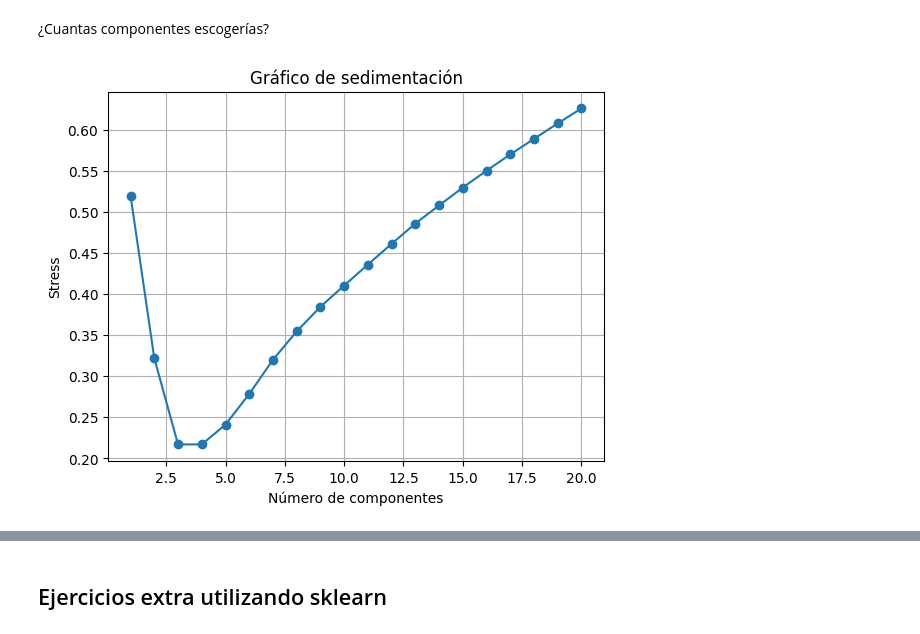
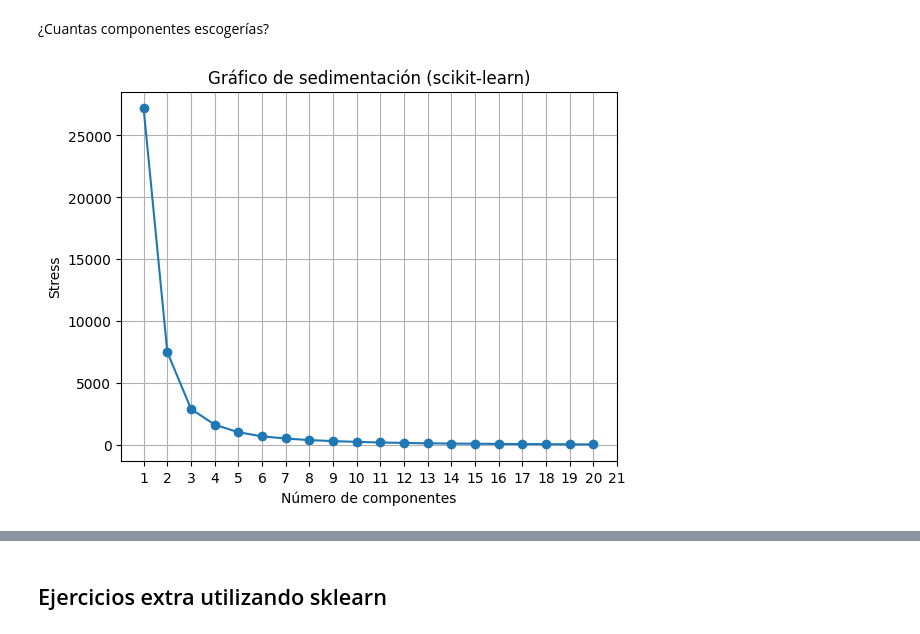
Before and after one commit to jemarle/AMII, a Jupyter notebook: Notebooks_alumno/Manifold Learning/MDS_alumno.ipynb, the cells around one changed output, grey strips where cells are left out. Saved outputs shown, nothing was run; the diff lists cells and outputs as text; code cells hidden in the pictures.

Commit message:
Actualizo el de MDS_alumno.ipynb completándolo.
Añado también el de ManifoldsNoLineales

```diff
--- a/Notebooks_alumno/Manifold Learning/MDS_alumno.ipynb
+++ b/Notebooks_alumno/Manifold Learning/MDS_alumno.ipynb
@@ -216,9 +218,9 @@ mapeaDatos(Y, X_caras, y_caras, titulo = "MDS métrico con distancia euclídea")
 # %%
 # Utilizando MDS de sklearn
 
-mds = MDS(dissimilarity = 'precomputed', random_state = 0, n_components = X_caras.shape[0])
+mds = MDS(dissimilarity = 'euclidean', random_state = 0, n_components = X_caras.shape[0])
 
-Y_sklearn = mds.fit_transform(S)
+Y_sklearn = mds.fit_transform(X_caras)
 
 mapeaDatos(Y_sklearn, X_caras, y_caras, titulo = "MDS métrico con distancia euclídea")
 # %% [output]
@@ -331,22 +337,31 @@ Para ello, representa el gráfico de sedimentación. Ejecuta MDS con diferente n
 # %% [markdown]
 ¿Cuantas componentes escogerías?
 # %%
-# Lista para almacenar los valores de stress
-stress_values = []
+stress_values_sklearn = []
 
 # Probamos diferentes números de componentes
 for n_components in range(1, 21):
-    stress_mds, dist_proyectadas = calcular_stress_kruskal(S, Y, n_components=n_components)
+
+    # Inicializamos MDS con el número actual de componentes
+    mds = MDS(n_components=n_components, dissimilarity='euclidean', random_state=0)
+
+    # Aplicamos MDS para obtener las coordenadas proyectadas
+    Y_mds = mds.fit_transform(X_caras)
 
     # Guardamos el valor de stress
-    stress_values.append(stress_mds)
+    stress_mds_sklearn = mds.stress_
+    stress_values_sklearn.append(stress_mds_sklearn)
+
+# Convertimos stress_values en un arreglo de una dimensión
+stress_values_sklearn = np.array(stress_values_sklearn)
 
 # Creamos el gráfico de sedimentación
-plt.plot(range(1, 21), stress_values, marker='o', linestyle='-')
+plt.plot(range(1, 21), stress_values_sklearn, marker='o', linestyle='-')
 plt.xlabel('Número de componentes')
 plt.ylabel('Stress')
-plt.title('Gráfico de sedimentación')
+plt.title('Gráfico de sedimentación (scikit-learn)')
+plt.xticks(range(1, 22))  # Establecer los ticks en el eje x desde 1 hasta 21
 plt.grid(True)
 plt.show()
 # %% [output]
-[figure, old version]
+[figure, new version]
```
Also changed, not shown: parts of 12 cells of this notebook, 2 other files.
